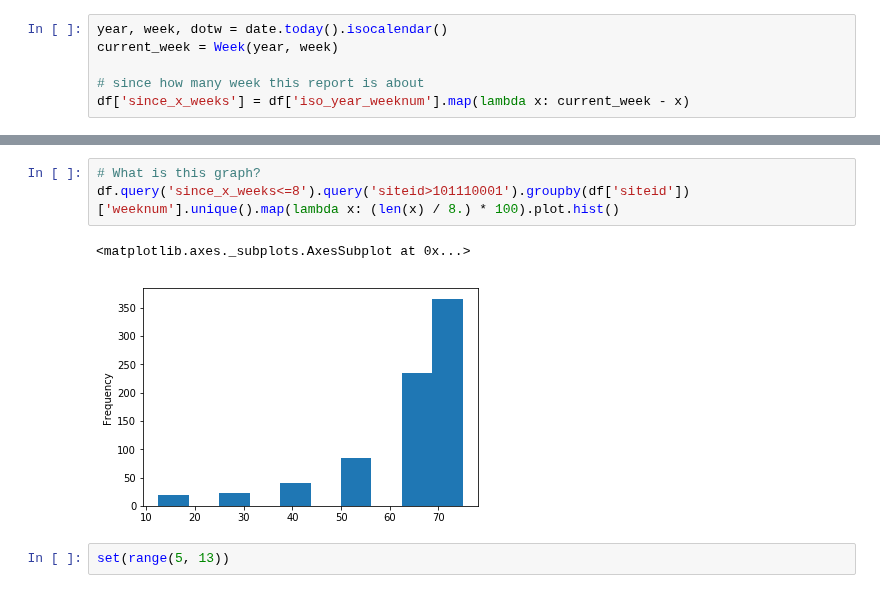
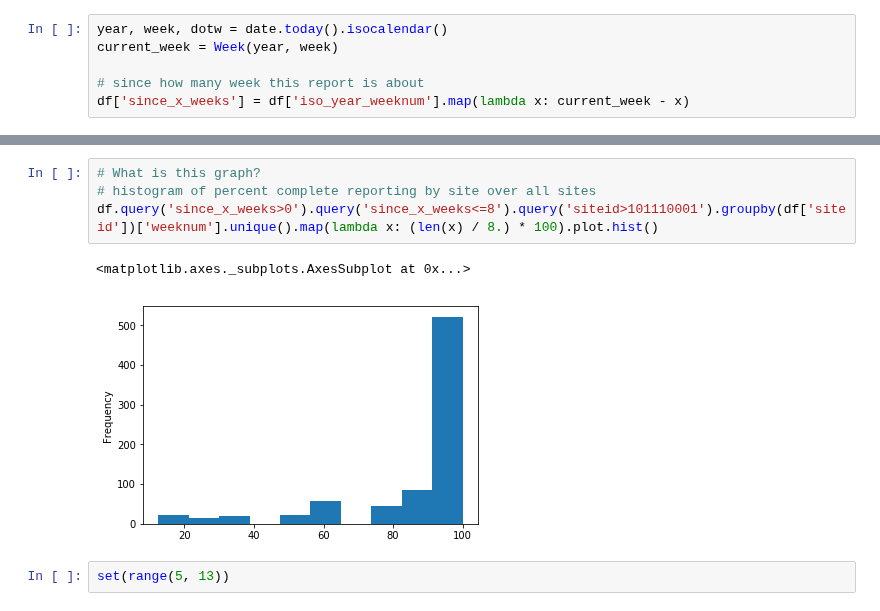
Before and after one commit to RobertJohnston/IMAM, a Jupyter notebook: Reporting Rate.ipynb, the cells around one changed output, grey strips where cells are left out. Cells and saved outputs as stored; diff of their text form.

Commit message:
update to notebook on IMAM supervision, report rate and data cleaning

```diff
--- a/Reporting Rate.ipynb
+++ b/Reporting Rate.ipynb
@@ -312,10 +310,11 @@ siteid
 Name: weeknum, dtype: int64
 # %%
 # What is this graph?
-df.query('since_x_weeks<=8').query('siteid>101110001').groupby(df['siteid'])['weeknum'].unique().map(lambda x: (len(x) / 8.) * 100).plot.hist()
+# histogram of percent complete reporting by site over all sites
+df.query('since_x_weeks>0').query('since_x_weeks<=8').query('siteid>101110001').groupby(df['siteid'])['weeknum'].unique().map(lambda x: (len(x) / 8.) * 100).plot.hist()
 # %% [output]
 <matplotlib.axes._subplots.AxesSubplot at 0x...>
-[figure, old version]
+[figure, new version]
 # %%
 set(range(5, 13))
 # %% [output]
```
Also changed, not shown: parts of 13 cells of this notebook, 2 other files.
